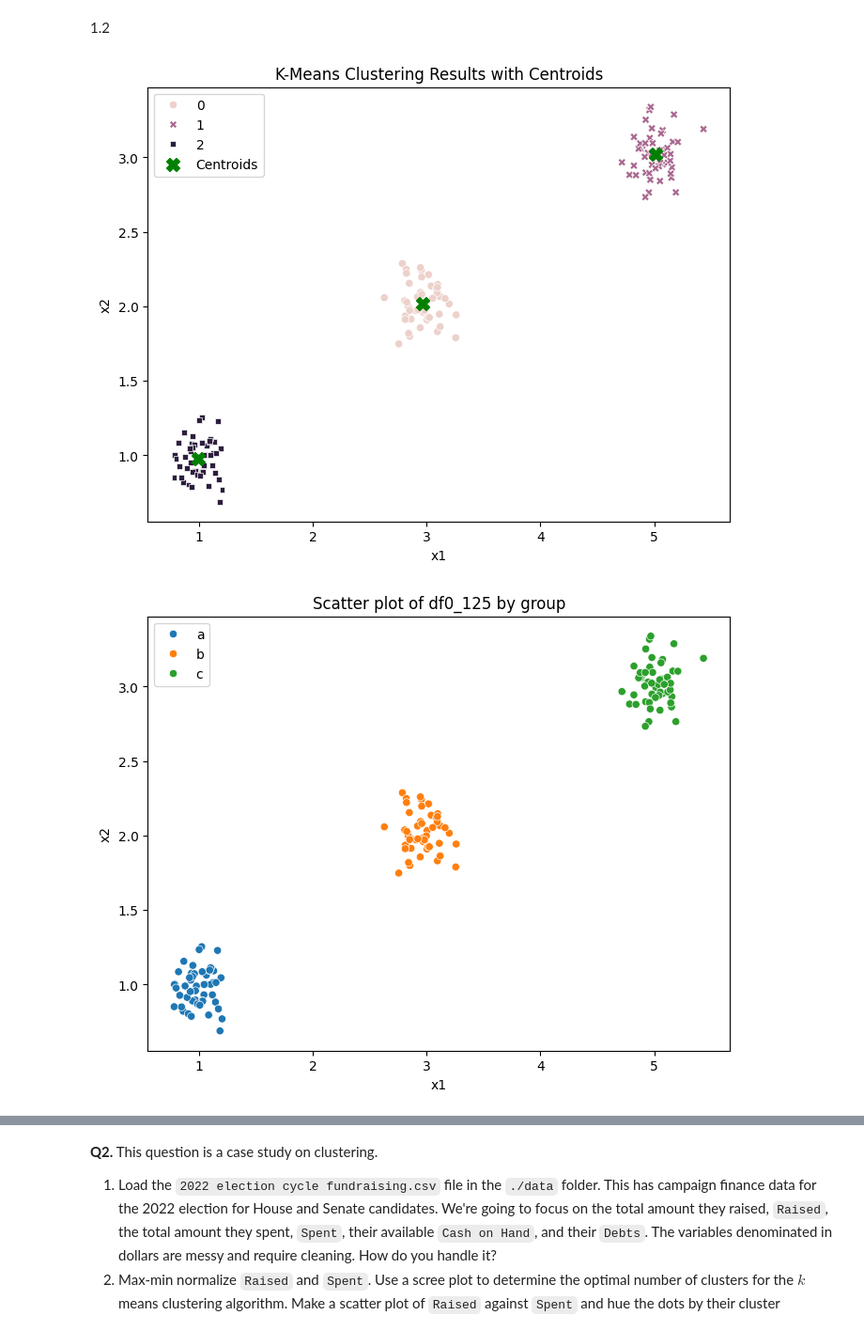
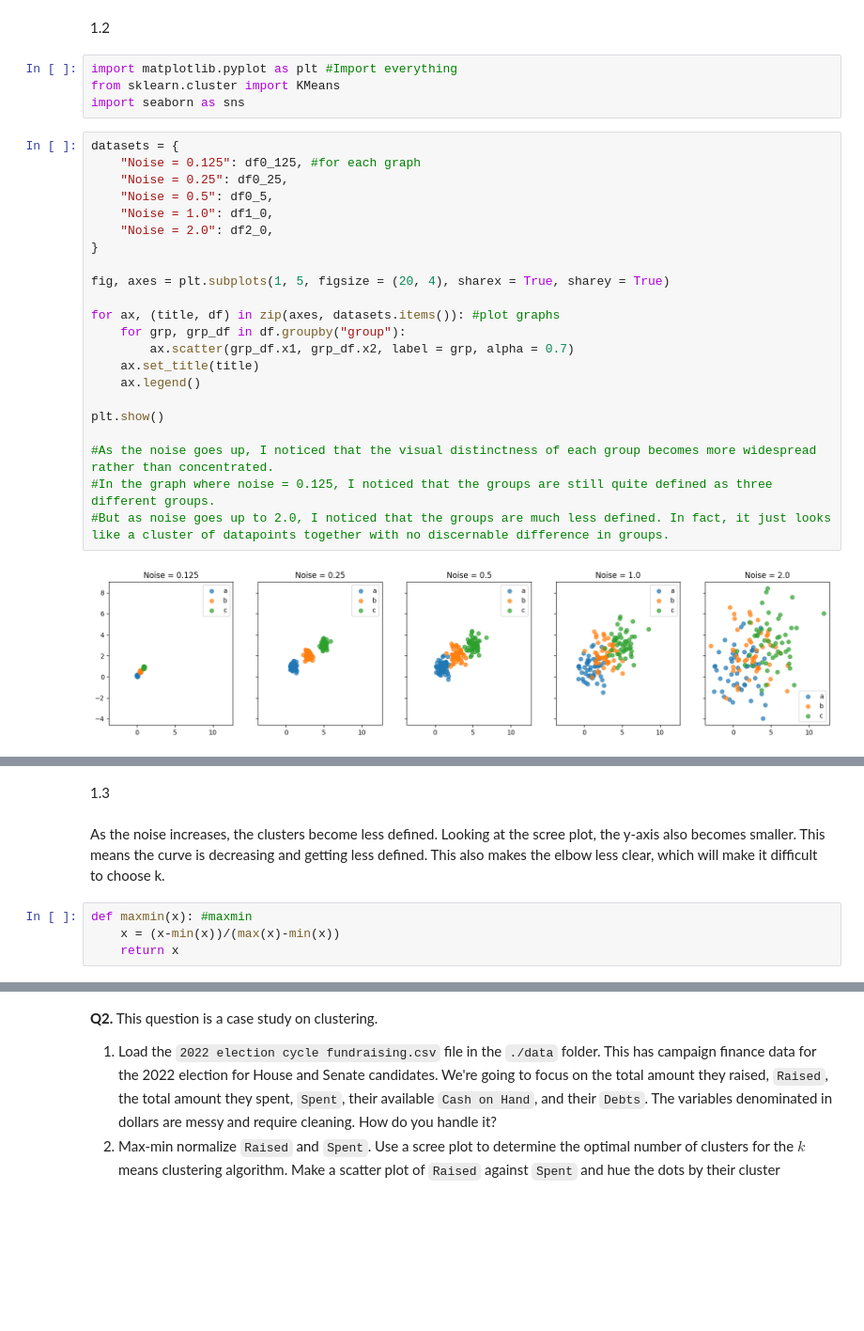
Before and after one commit to mchen899923/clustering_assignment, a Jupyter notebook: assignment_clustering.ipynb, the cells around one changed output, grey strips where cells are left out. Shown: that part at 94% size. Drawn from its saved outputs; the diff is of its cells as text; blank space fills up the shorter version.

```diff
--- a/assignment_clustering.ipynb
+++ b/assignment_clustering.ipynb
@@ -62,7 +62,31 @@ df1_0 = createData(1.0)
 df2_0 = createData(2.0)
 # %% [markdown]
 1.2
+# %%
+import matplotlib.pyplot as plt #Import everything
+from sklearn.cluster import KMeans
+import seaborn as sns
 # %%
+datasets = {
+    "Noise = 0.125": df0_125, #for each graph
+    "Noise = 0.25": df0_25,
+    "Noise = 0.5": df0_5,
+    "Noise = 1.0": df1_0,
+    "Noise = 2.0": df2_0,
+}
+
+fig, axes = plt.subplots(1, 5, figsize = (20, 4), sharex = True, sharey = True)
+
+for ax, (title, df) in zip(axes, datasets.items()): #plot graphs
+    for grp, grp_df in df.groupby("group"):
+        ax.scatter(grp_df.x1, grp_df.x2, label = grp, alpha = 0.7)
+    ax.set_title(title)
+    ax.legend()
+
+plt.show()
+
+#As the noise goes up, I noticed that the visual distinctness of each group becomes more widespread rather than concentrated.
+#In the graph where noise = 0.125, I noticed that the groups are still quite defined as three different groups.
+#But as noise goes up to 2.0, I noticed that the groups are much less defined. In fact, it just looks like a cluster of datapoints together with no discernable difference in groups.
 # %% [output]
-[figure, old version]
+[figure, new version]
-[figure, removed]
@@ -72,0 +93,8 @@ df2_0 = createData(2.0)
+# %% [markdown]
+1.3
+# %% [markdown]
+As the noise increases, the clusters become less defined. Looking at the scree plot, the y-axis also becomes smaller. This means the curve is decreasing and getting less defined. This also makes the elbow less clear, which will make it difficult to choose k.
+# %%
+def maxmin(x): #maxmin
+    x = (x-min(x))/(max(x)-min(x))
+    return x
```
Also changed, not shown: parts of 24 cells of this notebook.
